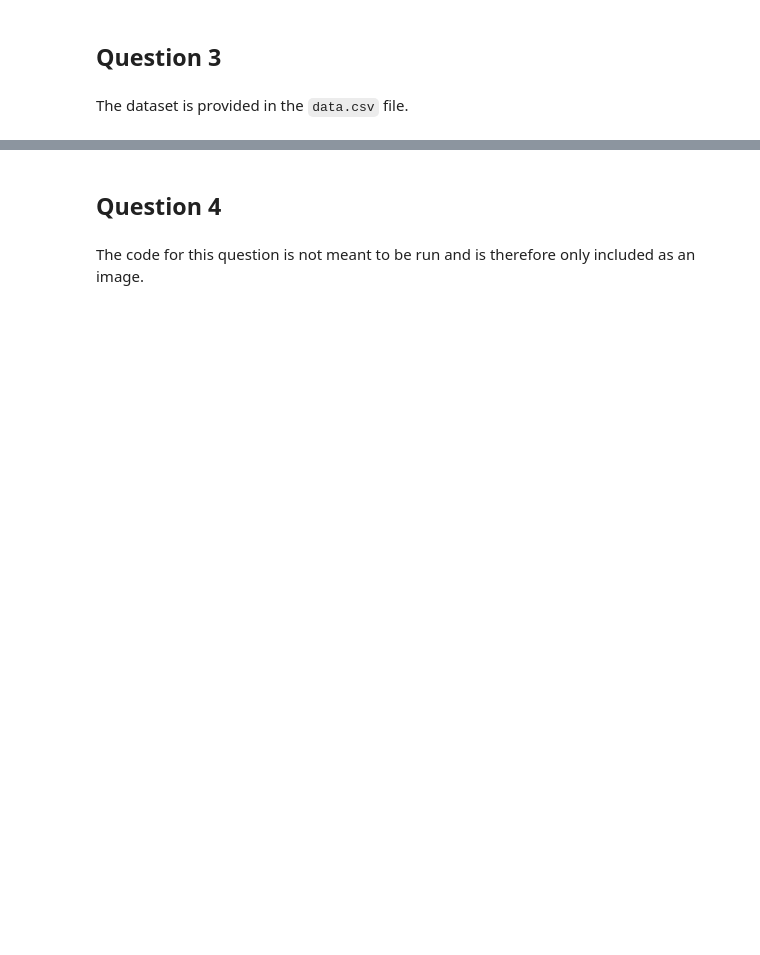
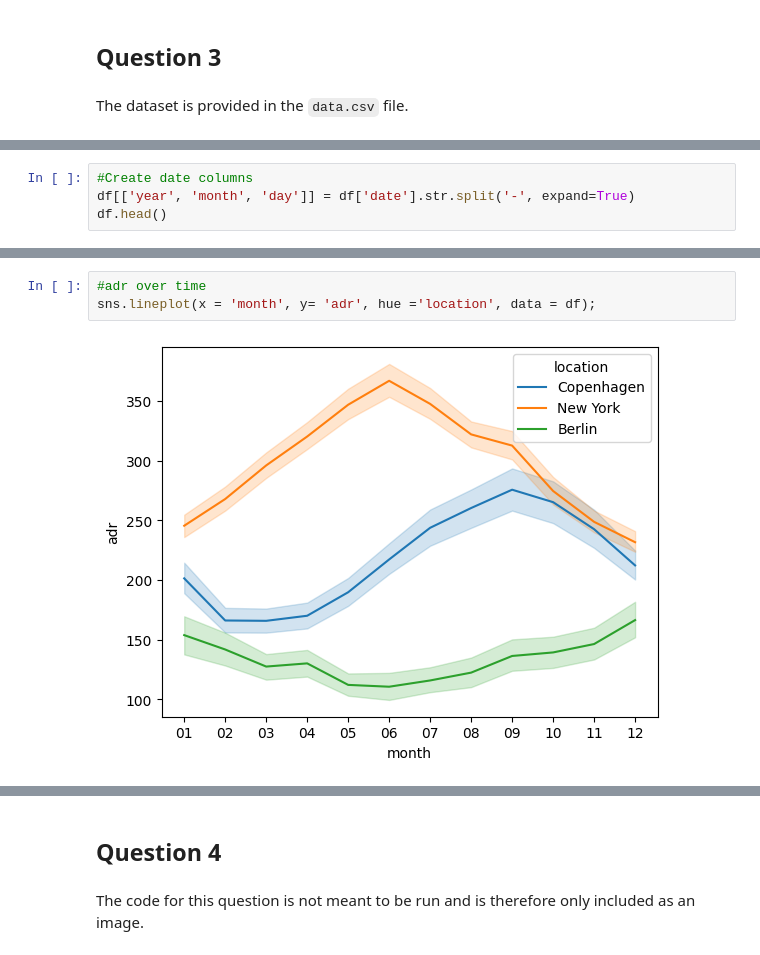
Before and after one commit to sarahpapsoe/exam-2024-pprm, a Jupyter notebook: exam2024.ipynb, the cells around one changed output, grey strips where cells are left out. Drawn from its saved outputs; the diff is of its cells as text; blank space fills up the shorter version.

```diff
--- a/exam2024.ipynb
+++ b/exam2024.ipynb
@@ -59,0 +243,4 @@ The dataset is provided in the `data.csv` file.
+# %%
+#Create date columns
+df[['year', 'month', 'day']] = df['date'].str.split('-', expand=True)
+df.head()
@@ -59,0 +269,5 @@ The dataset is provided in the `data.csv` file.
+# %%
+#adr over time
+sns.lineplot(x = 'month', y= 'adr', hue ='location', data = df);
+# %% [output]
+[figure, added]
```
Also changed, not shown: parts of 25 cells of this notebook.
